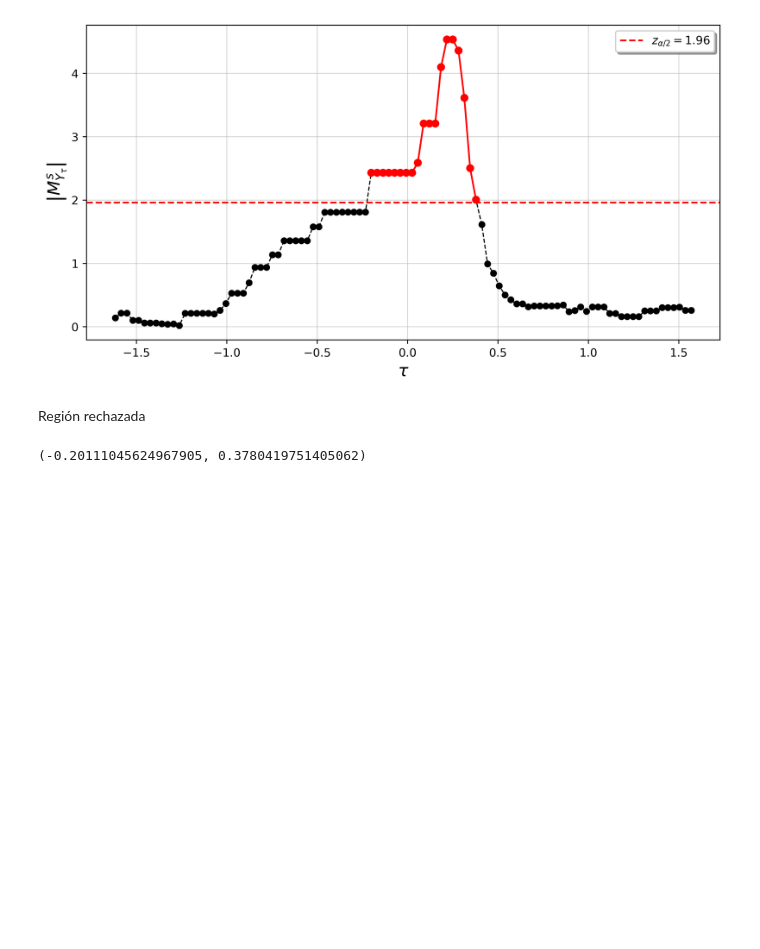
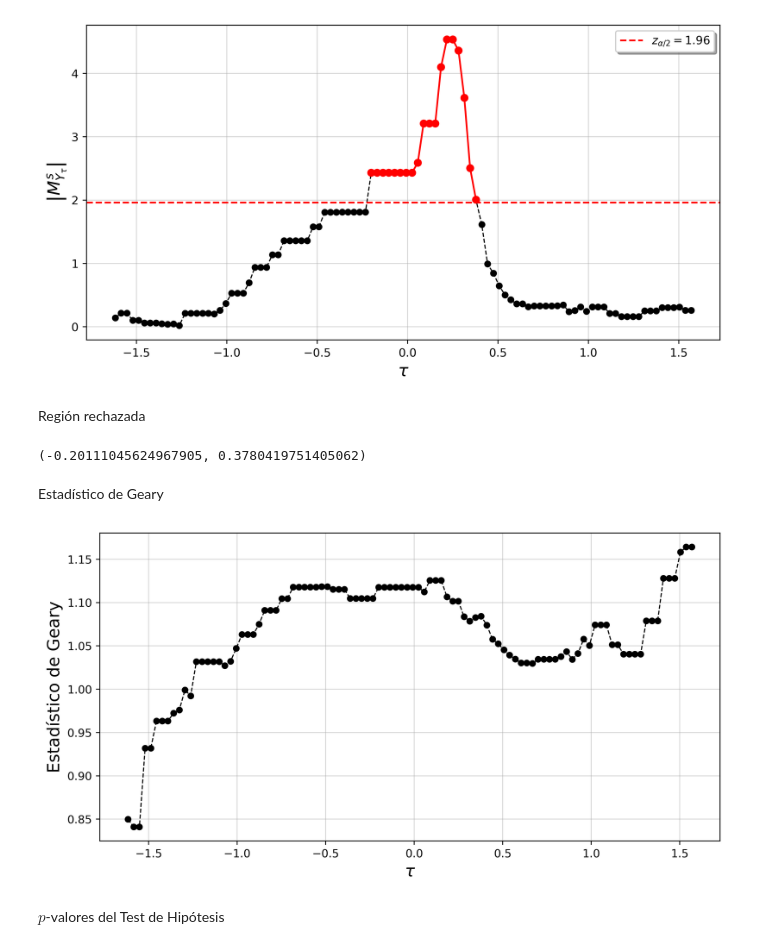
Before and after one commit to AlejandroVillazonG/MAT467, a Jupyter notebook: tareas/T1/T1.ipynb, the cells around one changed output. Drawn from its saved outputs; the diff is of its cells as text; code cells hidden in the pictures; blank space fills up the shorter version.

Commit message:
estadistico de geary, test de hipotesis

```diff
--- a/tareas/T1/T1.ipynb
+++ b/tareas/T1/T1.ipynb
@@ -120,3 +120,31 @@ Región rechazada
 taus[np.abs(mantels) > z_alpha_2].min(), taus[np.abs(mantels) > z_alpha_2].max()
 # %% [output]
 (-0.20111045624967905, 0.3780419751405062)
+# %% [markdown]
+Estadístico de Geary
+# %%
+gearys = np.array([
+     0.8497735,0.8409761,0.8409761,0.9319382,0.9319382,0.9633199,0.9633199,0.9633199,0.9722268
+,0.9759120,0.9990722,0.9922575,1.0318485,1.0318485,1.0318485,1.0318485,1.0318485,1.0271567
+,1.0321927,1.0470279,1.0632586,1.0632586,1.0632586,1.0749161,1.0909881,1.0909881,1.0909881
+,1.1045684,1.1045684,1.1179028,1.1179028,1.1179028,1.1179028,1.1179028,1.1183340,1.1183340
+,1.1151963,1.1151963,1.1151963,1.1046865,1.1046865,1.1046865,1.1046865,1.1046865,1.1176876
+,1.1176876,1.1176876,1.1176876,1.1176876,1.1176876,1.1176876,1.1176876,1.1122206,1.1255065
+,1.1255065,1.1255065,1.1064831,1.1016631,1.1016631,1.0836442,1.0785314,1.0828368,1.0842602
+,1.0739266,1.0576394,1.0524091,1.0453820,1.0394405,1.0347795,1.0302425,1.0302425,1.0297969
+,1.0345441,1.0345441,1.0345441,1.0345441,1.0377511,1.0433372,1.0344228,1.0412815,1.0577376
+,1.0503573,1.0742945,1.0742945,1.0742945,1.0512856,1.0512856,1.0404767,1.0404767,1.0404767
+,1.0404767,1.0789582,1.0789582,1.0789582,1.1280459,1.1280459,1.1280459,1.1583534,1.1641764
+,1.1641764
+])
+# %%
+plt.figure(figsize=(10,5), dpi=500)
+
+plt.plot(taus, gearys, 'ko--', ms=5, lw=1)
+plt.xlabel(r'$\tau$', size=15)
+plt.ylabel('Estadístico de Geary', size=15)
+plt.grid(alpha=0.5);
+# %% [output]
+[figure, added]
+# %% [markdown]
+$p$-valores del Test de Hipótesis
```
Also changed, not shown: parts of 4 cells of this notebook, 4 other files.
